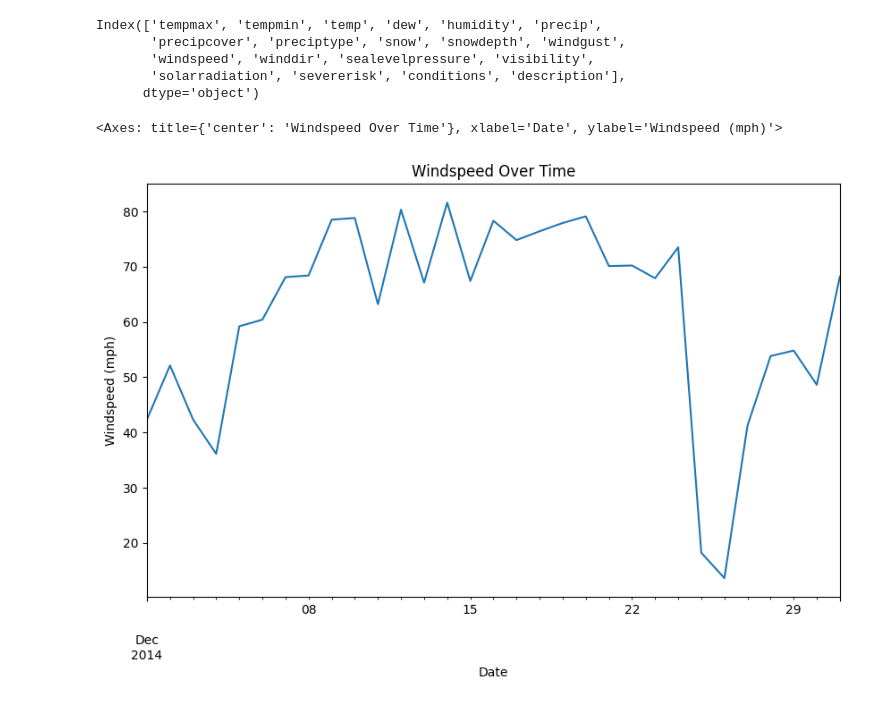
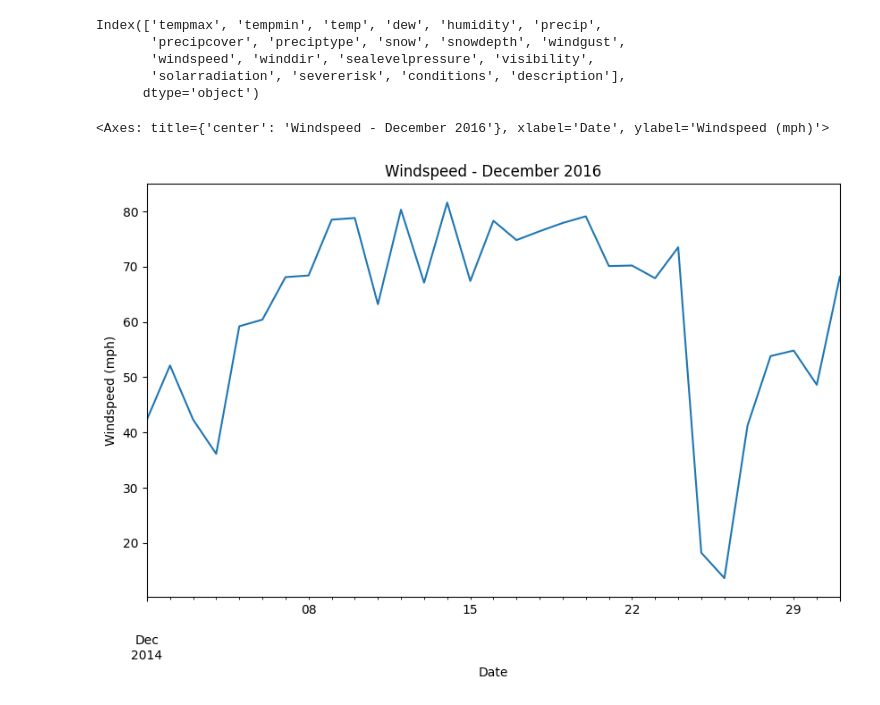
Before and after one commit to neilmartindev/shepd-eda, a Jupyter notebook: nafirs-shepd-eda.ipynb, the cells around one changed output. Cells and saved outputs as stored; diff of their text form; code cells hidden in the pictures.

```diff
--- a/nafirs-shepd-eda.ipynb
+++ b/nafirs-shepd-eda.ipynb
@@ -226,7 +248,7 @@ Index(['tempmax', 'tempmin', 'temp', 'dew', 'humidity', 'precip',
        'solarradiation', 'severerisk', 'conditions', 'description'],
       dtype='object')
 # %%
-braemar_df['windspeed'].plot(figsize=(10,6), title="Windspeed Over Time", ylabel="Windspeed (mph)", xlabel="Date")
+braemar_df['windspeed'].plot(figsize=(10,6), title="Windspeed - December 2016", ylabel="Windspeed (mph)", xlabel="Date")
 # %% [output]
-<Axes: title={'center': 'Windspeed Over Time'}, xlabel='Date', ylabel='Windspeed (mph)'>
+<Axes: title={'center': 'Windspeed - December 2016'}, xlabel='Date', ylabel='Windspeed (mph)'>
-[figure, old version]
+[figure, new version]
```
Also changed, not shown: parts of 7 cells of this notebook.
